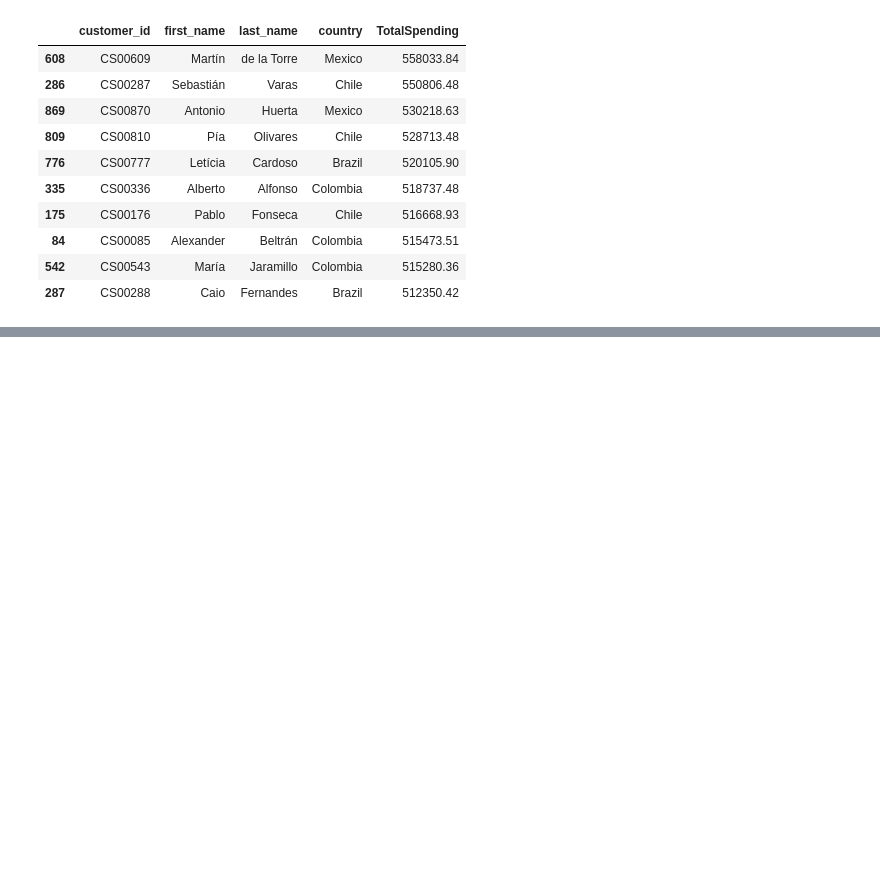
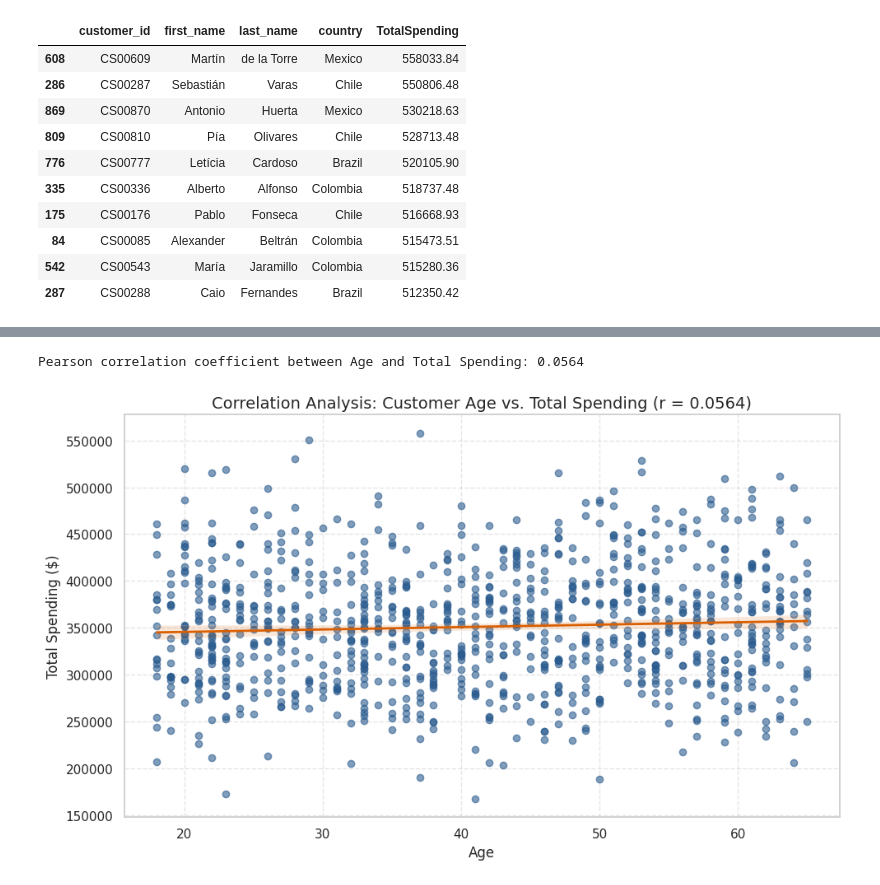
Before and after one commit to VY-MS123/NTUC_Capstone_MarketAnalysis, a Jupyter notebook: Capstone_Market.ipynb, the cells around one changed output, grey strips where cells are left out. Drawn from its saved outputs; the diff is of its cells as text; code cells hidden in the pictures; blank space fills up the shorter version.

```diff
--- a/Capstone_Market.ipynb
+++ b/Capstone_Market.ipynb
@@ -206,0 +252,27 @@ display(top_10_spenders[['customer_id', 'first_name', 'last_name', 'country', 'T
+# %%
+import matplotlib.pyplot as plt
+import seaborn as sns
+
+# 1. Calculate Pearson correlation coefficient
+correlation = top_spenders['age'].corr(top_spenders['TotalSpending'])
+print(f"Pearson correlation coefficient between Age and Total Spending: {correlation:.4f}")
+
+# 2. Plot Scatter Plot with a Regression Line
+plt.figure(figsize=(10, 6))
+sns.regplot(
+    data=top_spenders,
+    x='age',
+    y='TotalSpending',
+    scatter_kws={'alpha': 0.6, 'color': '#2b5c8f'},
+    line_kws={'color': '#d95f02', 'linewidth': 2}
+)
+
+plt.title(f'Correlation Analysis: Customer Age vs. Total Spending (r = {correlation:.4f})', fontsize=14)
+plt.xlabel('Age', fontsize=12)
+plt.ylabel('Total Spending ($)', fontsize=12)
+plt.grid(True, linestyle='--', alpha=0.5)
+plt.tight_layout()
+plt.show()
+# %% [output]
+Pearson correlation coefficient between Age and Total Spending: 0.0564
+[figure, added]
```
Also changed, not shown: parts of 7 cells of this notebook.
